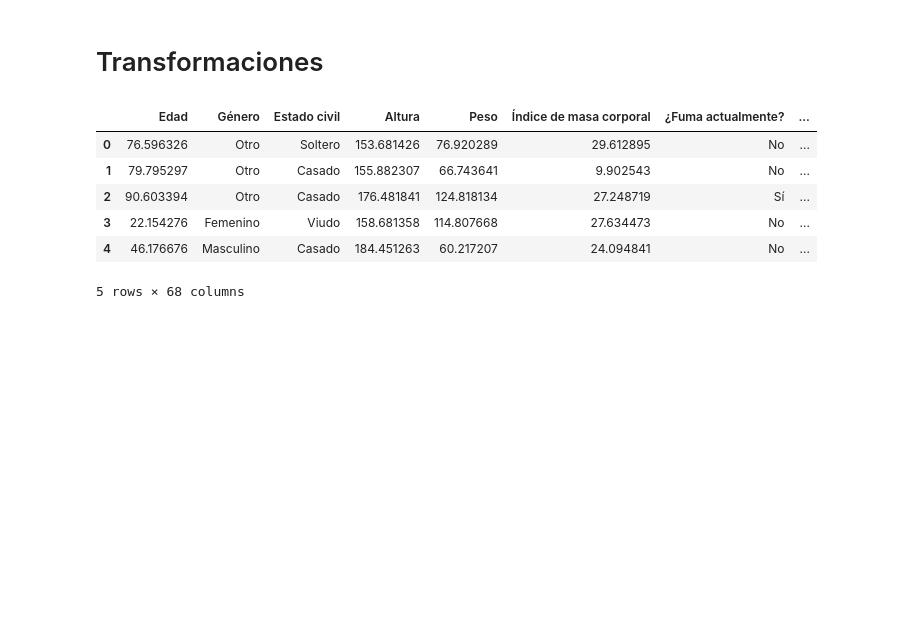
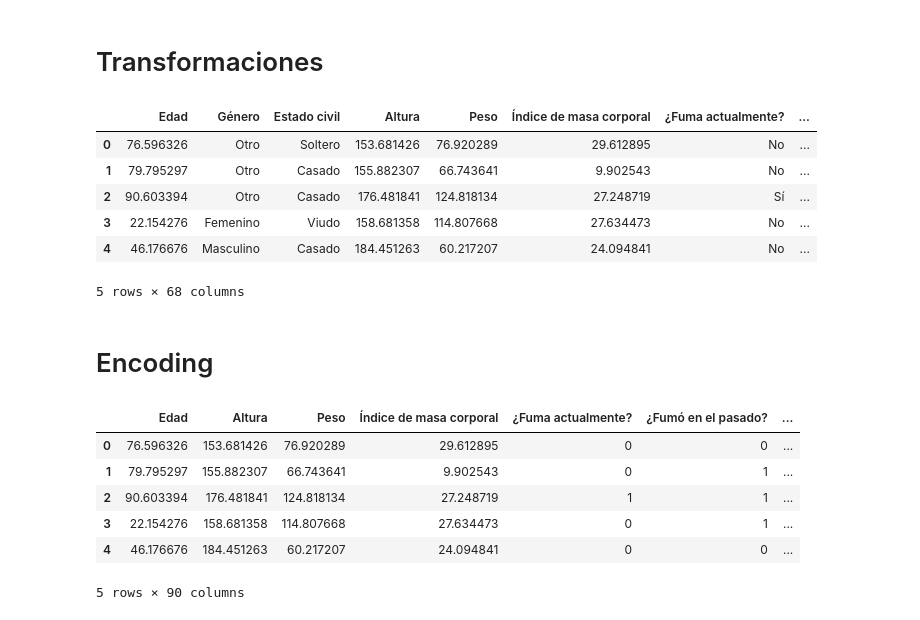
Before and after one commit to Spdrd/proyecto-fnal-tecnicas-ml, a Jupyter notebook: exploratorio.ipynb, the cells around one changed output. Saved outputs shown, nothing was run; the diff lists cells and outputs as text; code cells hidden in the pictures; blank space fills up the shorter version.

```diff
--- a/exploratorio.ipynb
+++ b/exploratorio.ipynb
@@ -238,3 +312,32 @@ df_diseases.to_csv("diseases_only.csv", index=False, encoding="utf-8")
 import pyreadr
 
 pyreadr.write_rdata("diseases_only.RData", df_diseases, "diseases")
+# %% [markdown]
+# Encoding
+# %%
+import pandas as pd
+
+df_encoded = df.copy()
+
+categorical_cols = df_encoded.select_dtypes(include=['object']).columns
+
+for col in categorical_cols:
+    unique_vals = df_encoded[col].dropna().unique()
+
+    if len(unique_vals) == 2:
+        mapping = {unique_vals[0]: 0, unique_vals[1]: 1}
+        df_encoded[col] = df_encoded[col].map(mapping).astype(int)
+
+    else:
+        dummies = pd.get_dummies(df_encoded[col], prefix=col, dtype=int)
+        df_encoded = pd.concat([df_encoded.drop(columns=[col]), dummies], axis=1)
+
+df_encoded.head()
+# %% [output]
+|  | Edad | Altura | Peso | Índice de masa corporal | ¿Fuma actualmente? | ¿Fumó en el pasado? | ... |
+| 0 | 76.596326 | 153.681426 | 76.920289 | 29.612895 | 0 | 0 | ... |
+| 1 | 79.795297 | 155.882307 | 66.743641 | 9.902543 | 0 | 1 | ... |
+| 2 | 90.603394 | 176.481841 | 124.818134 | 27.248719 | 1 | 1 | ... |
+| 3 | 22.154276 | 158.681358 | 114.807668 | 27.634473 | 0 | 1 | ... |
+| 4 | 46.176676 | 184.451263 | 60.217207 | 24.094841 | 0 | 0 | ... |
+5 rows × 90 columns
```
Also changed, not shown: parts of 31 cells of this notebook.
